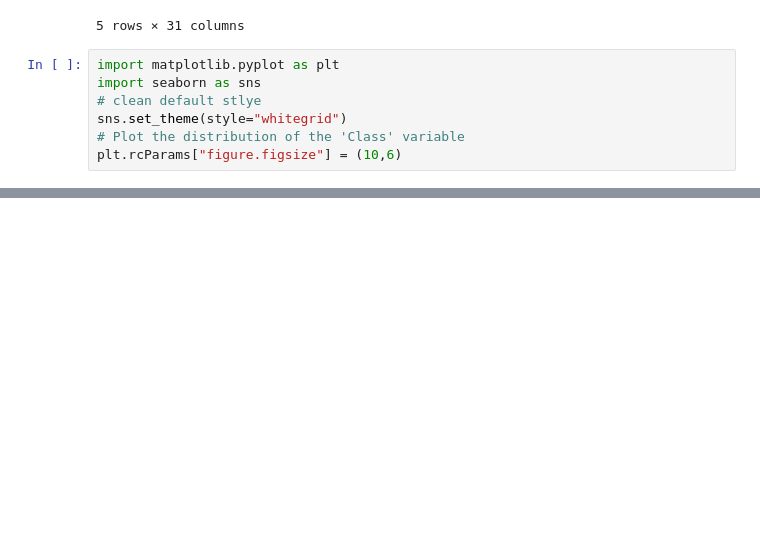
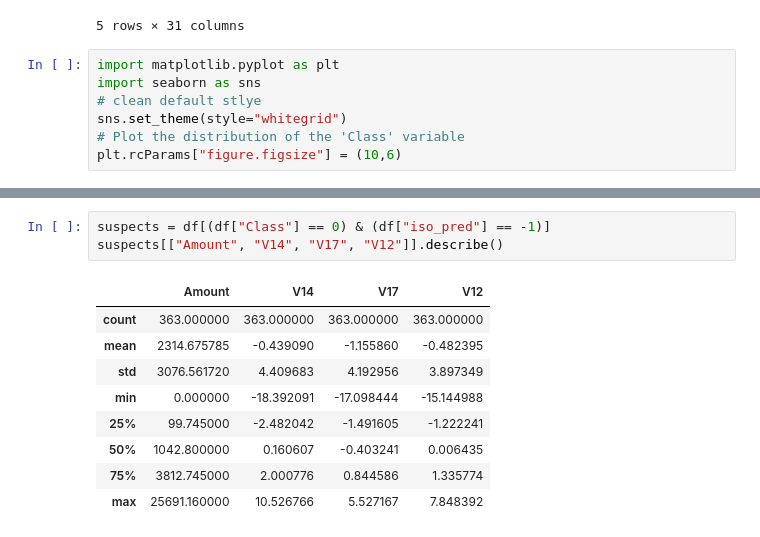
Before and after one commit to PRIYANSH29-boop/fraud-detection-explainable-ai, a Jupyter notebook: notebooks/01_eda.ipynb, the cells around one changed output, grey strips where cells are left out. Drawn from its saved outputs; the diff is of its cells as text; blank space fills up the shorter version.

```diff
--- a/notebooks/01_eda.ipynb
+++ b/notebooks/01_eda.ipynb
@@ -69,0 +283,13 @@ NameError: name 'df' is not defined
+# %%
+suspects = df[(df["Class"] == 0) & (df["iso_pred"] == -1)]
+suspects[["Amount", "V14", "V17", "V12"]].describe()
+# %% [output]
+|  | Amount | V14 | V17 | V12 |
+| count | 363.000000 | 363.000000 | 363.000000 | 363.000000 |
+| mean | 2314.675785 | -0.439090 | -1.155860 | -0.482395 |
+| std | 3076.561720 | 4.409683 | 4.192956 | 3.897349 |
+| min | 0.000000 | -18.392091 | -17.098444 | -15.144988 |
+| 25% | 99.745000 | -2.482042 | -1.491605 | -1.222241 |
+| 50% | 1042.800000 | 0.160607 | -0.403241 | 0.006435 |
+| 75% | 3812.745000 | 2.000776 | 0.844586 | 1.335774 |
+| max | 25691.160000 | 10.526766 | 5.527167 | 7.848392 |
```
Also changed, not shown: parts of 14 cells of this notebook, 12 other files.
